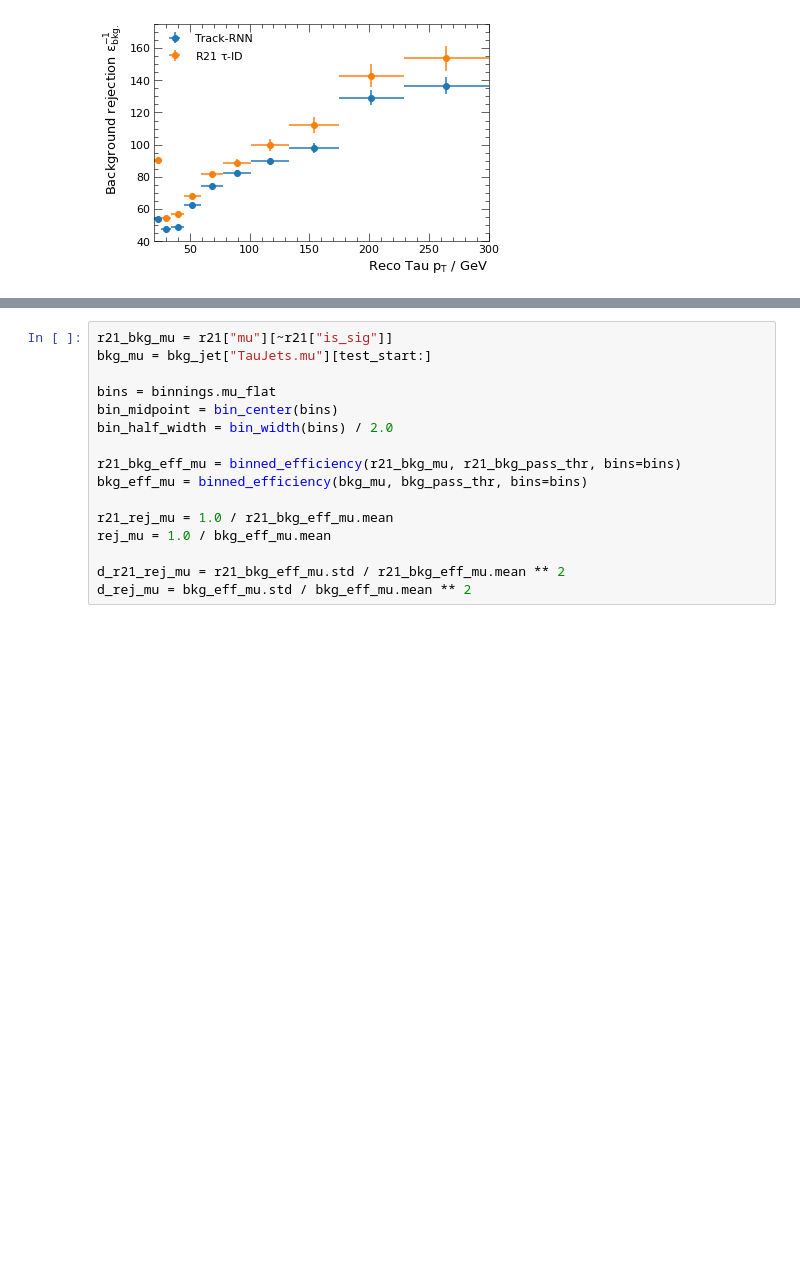
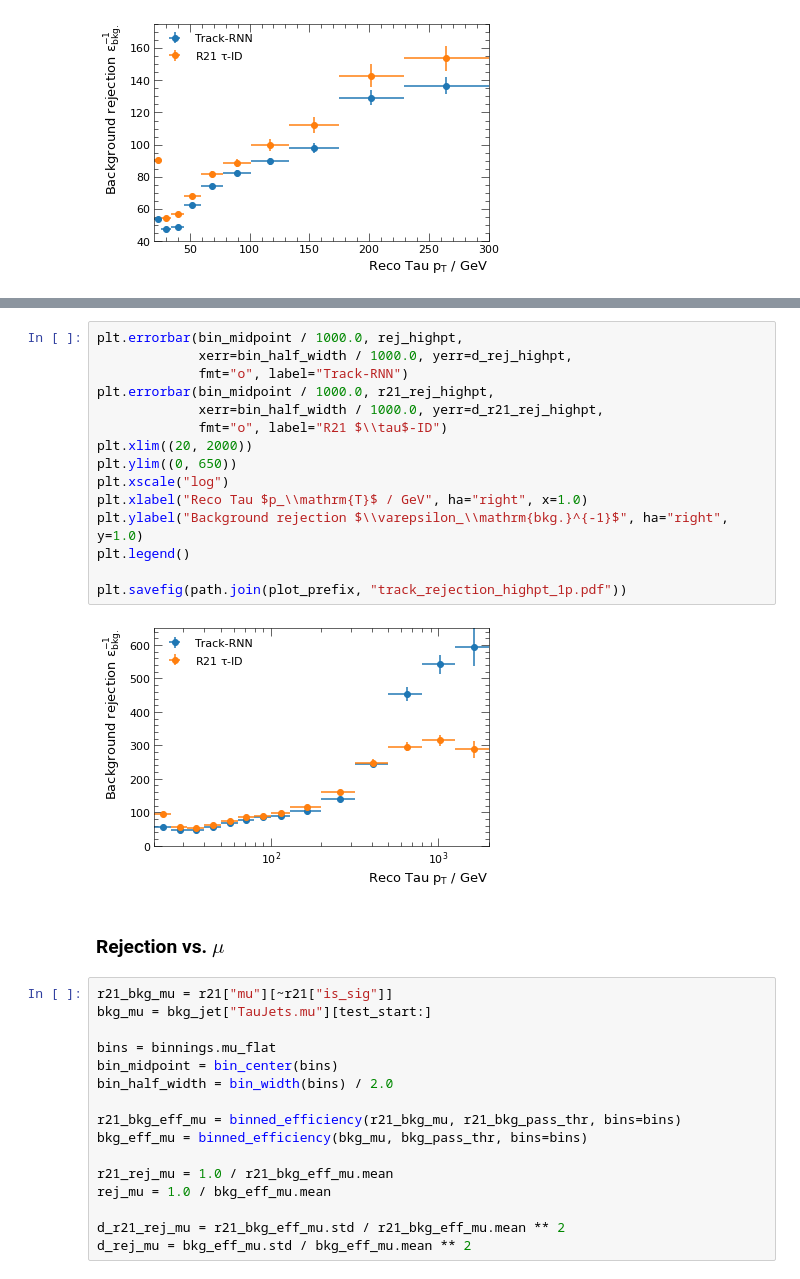
Before and after one commit to chrisieh/rnn-tauid, a Jupyter notebook: notebooks/track_model_eval_1p.ipynb, the cells around one changed output, grey strips where cells are left out. Saved outputs shown, nothing was run; the diff lists cells and outputs as text; blank space fills up the shorter version.

```diff
--- a/notebooks/track_model_eval_1p.ipynb
+++ b/notebooks/track_model_eval_1p.ipynb
@@ -369,3 +425,22 @@ plt.savefig(path.join(plot_prefix, "track_rejection_1p.pdf"))
+# %%
+plt.errorbar(bin_midpoint / 1000.0, rej_highpt,
+             xerr=bin_half_width / 1000.0, yerr=d_rej_highpt,
+             fmt="o", label="Track-RNN")
+plt.errorbar(bin_midpoint / 1000.0, r21_rej_highpt,
+             xerr=bin_half_width / 1000.0, yerr=d_r21_rej_highpt,
+             fmt="o", label="R21 $\\tau$-ID")
+plt.xlim((20, 2000))
+plt.ylim((0, 650))
+plt.xscale("log")
+plt.xlabel("Reco Tau $p_\\mathrm{T}$ / GeV", ha="right", x=1.0)
+plt.ylabel("Background rejection $\\varepsilon_\\mathrm{bkg.}^{-1}$", ha="right", y=1.0)
+plt.legend()
+
+plt.savefig(path.join(plot_prefix, "track_rejection_highpt_1p.pdf"))
+# %% [output]
+[figure, added]
+# %% [markdown]
+### Rejection vs. $\mu$
 # %%
 r21_bkg_mu = r21["mu"][~r21["is_sig"]]
 bkg_mu = bkg_jet["TauJets.mu"][test_start:]
```
Also changed, not shown: parts of 19 cells of this notebook, 2 other files.
